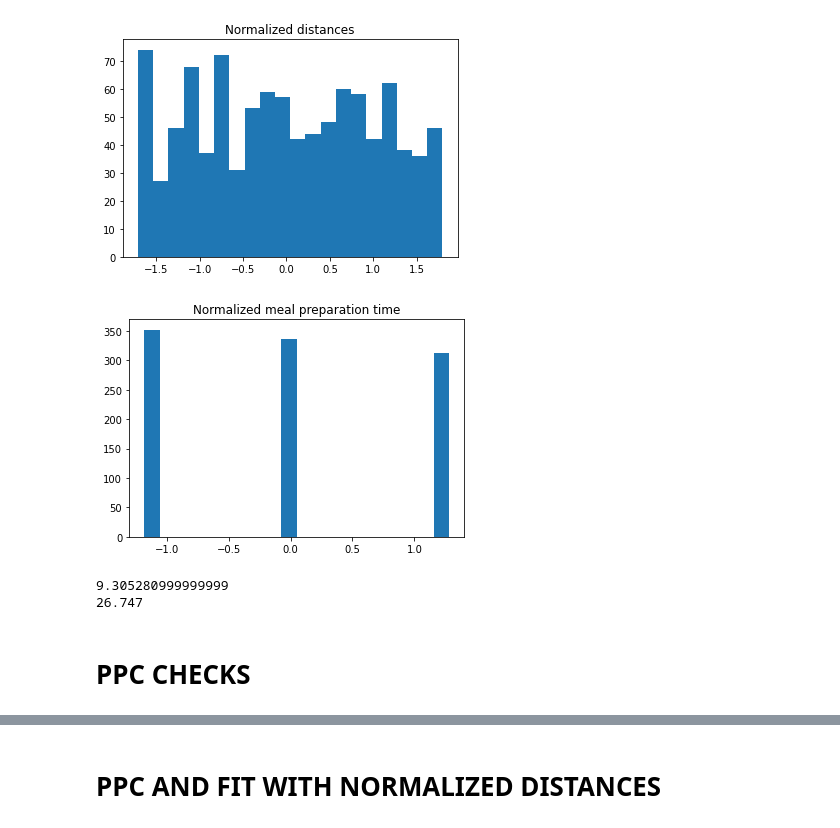
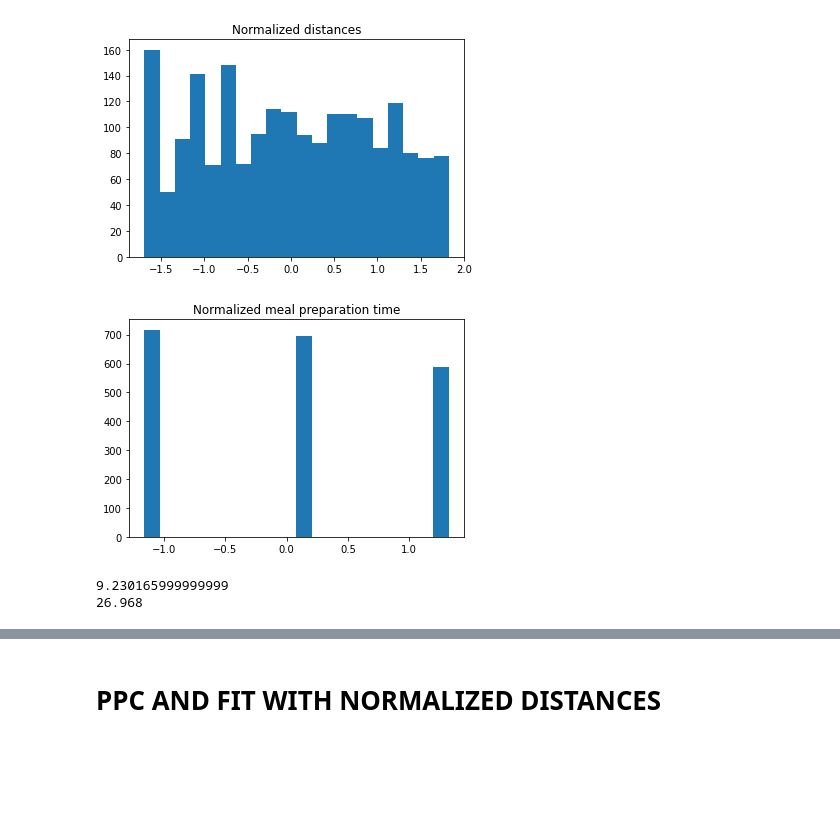
Before and after one commit to justynagibas/data_analytics_project, a Jupyter notebook: basic_model.ipynb, the cells around one changed output, grey strips where cells are left out. Drawn from its saved outputs; the diff is of its cells as text; code cells hidden in the pictures; blank space fills up the shorter version.

```diff
--- a/basic_model.ipynb
+++ b/basic_model.ipynb
@@ -15,40 +15,38 @@ df = df[df["Road distances [km]"] < 17.5]
 
 # display(df.describe())
 
-train_df = pd.DataFrame(df.iloc[:1000, :])
+train_df = pd.DataFrame(df.iloc[:3000, :])
 # normalized distance
 train_df["Normalized distances"] = (train_df["Road distances [km]"] - train_df["Road distances [km]"].mean()) / train_df["Road distances [km]"].std()
 
 # normalized distance
 train_df["Normalized mealprep"] = (train_df["Meal_preparation_time"] - train_df["Meal_preparation_time"].mean()) / train_df["Meal_preparation_time"].std()
 
 # train_df = train_df[train_df["Mean speed"] < 1.7]
 plt.hist(train_df["Normalized distances"], bins=20)
 plt.title("Normalized distances")
 plt.show()
 
 plt.hist(train_df["Normalized mealprep"], bins=20)
 plt.title("Normalized meal preparation time")
 plt.show()
 
 print(train_df["Road distances [km]"].mean())
 print(train_df["Time_taken(min)"].mean())
 
 # display(train_df["Road_traffic_density"].value_counts())
 # plt.title("Count of density type")
 # plt.show()
 
 # train_df["Mean speed"].describe()
 # train_df["Time_taken(min)"].describe()
 # train_df.head()
 
 road_density_map = {'Jam ':1, 'High ':2, 'Medium ':3, 'Low ':4}
 
 train_df["Road_traffic_density"] = train_df["Road_traffic_density"].apply(lambda x: road_density_map[x])
 # %% [output]
-[figure, old version]
+[figure, new version]
-[figure, old version]
+[figure, new version]
-9.305280999999999
-26.747
+9.230165999999999
+26.968
-# %% [markdown]
-# PPC CHECKS
```
Also changed, not shown: parts of 15 cells of this notebook.
